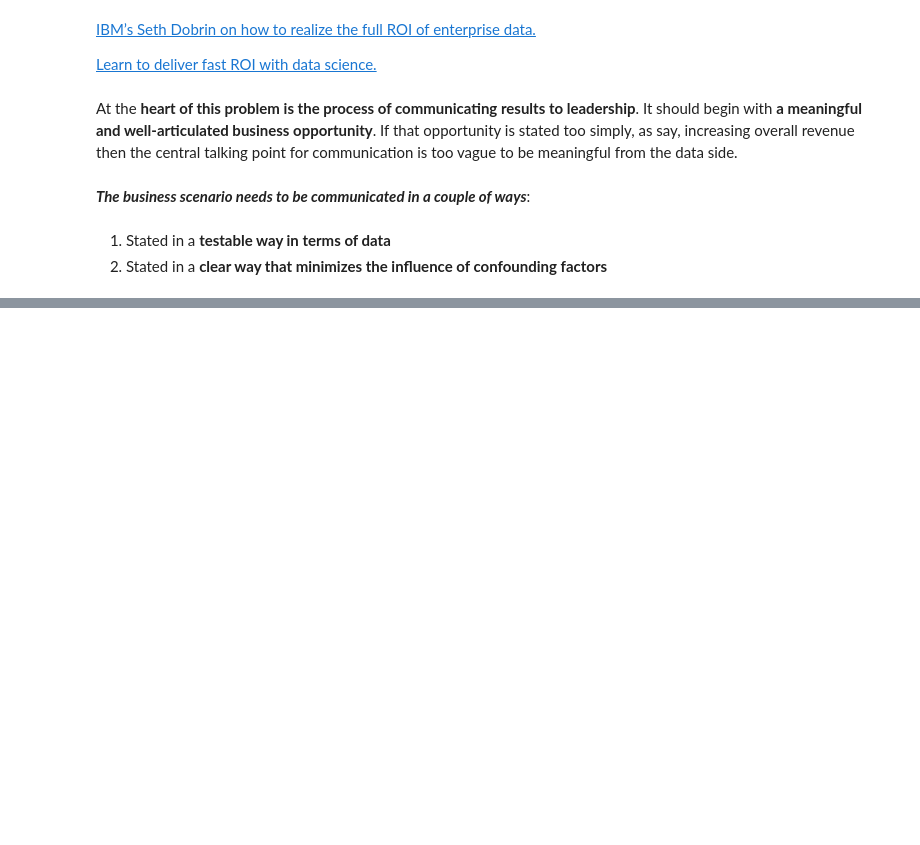
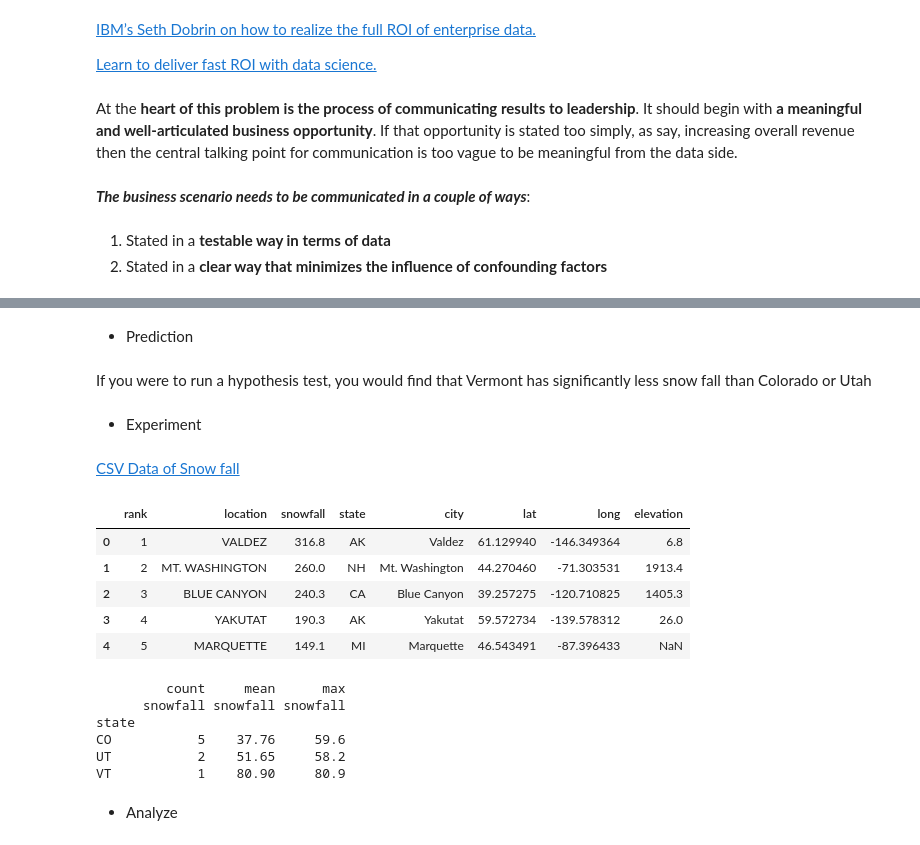
Before and after one commit to RayFromUiS/IBM_AI_DS_COURSERA, a Jupyter notebook: design_thinking_flow.ipynb, the cells around one changed output, grey strips where cells are left out. Cells and saved outputs as stored; diff of their text form; code cells hidden in the pictures; blank space fills up the shorter version.

```diff
--- a/design_thinking_flow.ipynb
+++ b/design_thinking_flow.ipynb
@@ -230,0 +283,20 @@ At the **heart of this problem is the process of communicating results to leader
+# %% [markdown]
+- Prediction
+# %% [markdown]
+If you were to run a hypothesis test, you would find that Vermont has significantly less snow fall than Colorado or Utah
+# %% [markdown]
+- Experiment
+# %% [markdown]
+<a href="https://d3c33hcgiwev3.cloudfront.net/n0betBHfRBiG3rQR3zQYVw_7f2b08854fcf4694a22774ae509e2f75_snowfall.csv?Expires=1610064000&Signature=MXnVJHDFO0ePORtSP-~hhWcK7VVzKeSKazyxHsMNDm3Q7QR1-TSIK5-peonF-UzkDFcVhEbhM7O3Ny10sDN0I-XU62gF8Aah8VNazn7VvTQZr4ZNffXJTL~WD-foD15Yl~xUTIMnPKhJyJY5w93zDwnOzVNSW0p~DSQra8T0LmE_&Key-Pair-Id=APKAJLTNE6QMUY6HBC5A">CSV Data of Snow fall</a>
+# %%
+import pandas as pd
+df = pd.read_csv("https://d3c33hcgiwev3.cloudfront.net/n0betBHfRBiG3rQR3zQYVw_7f2b08854fcf4694a22774ae509e2f75_snowfall.csv?Expires=1610064000&Signature=MXnVJHDFO0ePORtSP-~hhWcK7VVzKeSKazyxHsMNDm3Q7QR1-TSIK5-peonF-UzkDFcVhEbhM7O3Ny10sDN0I-XU62gF8Aah8VNazn7VvTQZr4ZNffXJTL~WD-foD15Yl~xUTIMnPKhJyJY5w93zDwnOzVNSW0p~DSQra8T0LmE_&Key-Pair-Id=APKAJLTNE6QMUY6HBC5A")
+# %%
+df.head()
+# %% [output]
+|  | rank | location | snowfall | state | city | lat | long | elevation |
+| 0 | 1 | VALDEZ | 316.8 | AK | Valdez | 61.129940 | -146.349364 | 6.8 |
+| 1 | 2 | MT. WASHINGTON | 260.0 | NH | Mt. Washington | 44.270460 | -71.303531 | 1913.4 |
+| 2 | 3 | BLUE CANYON | 240.3 | CA | Blue Canyon | 39.257275 | -120.710825 | 1405.3 |
+| 3 | 4 | YAKUTAT | 190.3 | AK | Yakutat | 59.572734 | -139.578312 | 26.0 |
+| 4 | 5 | MARQUETTE | 149.1 | MI | Marquette | 46.543491 | -87.396433 | NaN |
@@ -230,0 +306,14 @@ At the **heart of this problem is the process of communicating results to leader
+# %%
+df1_pivot = pd.pivot_table(df1, values='snowfall', index='state',
+                            aggfunc=['count', 'mean', 'max'])
+
+print(df1_pivot)
+# %% [output]
+         count     mean      max
+      snowfall snowfall snowfall
+state
+CO           5    37.76     59.6
+UT           2    51.65     58.2
+VT           1    80.90     80.9
+# %% [markdown]
+- Analyze
```
Also changed, not shown: parts of 61 cells of this notebook, 28 other files.
